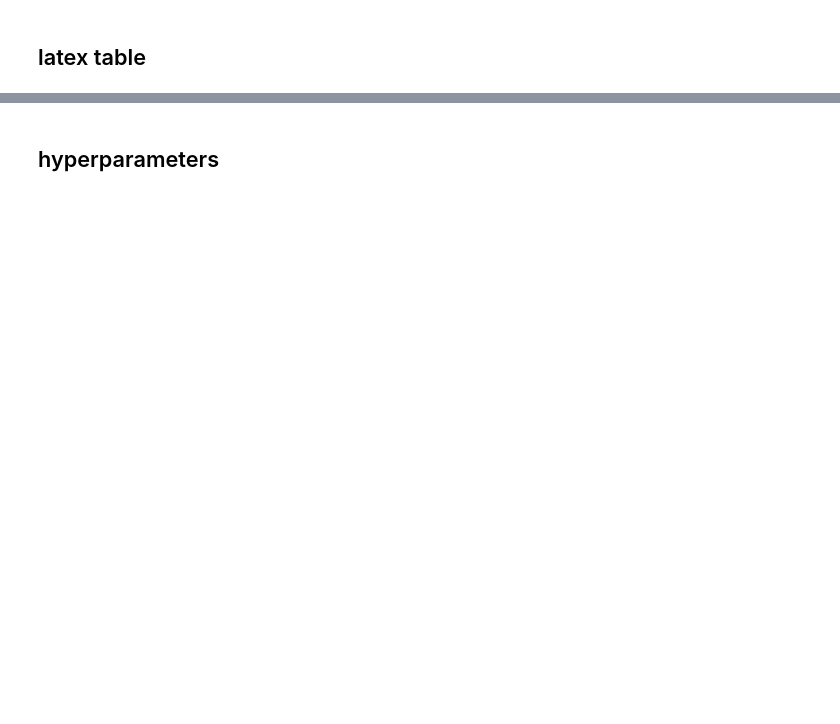
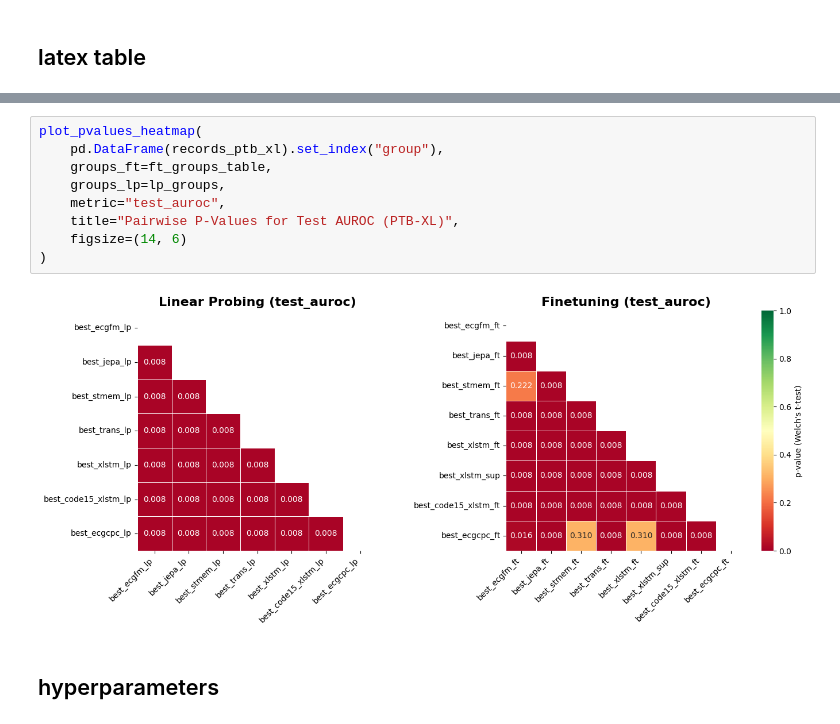
Before and after one commit to Lobster1911/bench-xecg-indian-benchmark, a Jupyter notebook: metrics.ipynb, the cells around one changed output, grey strips where cells are left out. Drawn from its saved outputs; the diff is of its cells as text; blank space fills up the shorter version.

Commit message:
Updated metrics

```diff
--- a/metrics.ipynb
+++ b/metrics.ipynb
@@ -580,5 +741,16 @@ group
 \label{tab:ptb_xl_results}
 \end{table*}
+# %%
+plot_pvalues_heatmap(
+    pd.DataFrame(records_ptb_xl).set_index("group"),
+    groups_ft=ft_groups_table,
+    groups_lp=lp_groups,
+    metric="test_auroc",
+    title="Pairwise P-Values for Test AUROC (PTB-XL)",
+    figsize=(14, 6)
+)
+# %% [output]
+[figure, added]
 # %% [markdown]
 ## hyperparameters
 # %%
```
Also changed, not shown: parts of 20 cells of this notebook.
